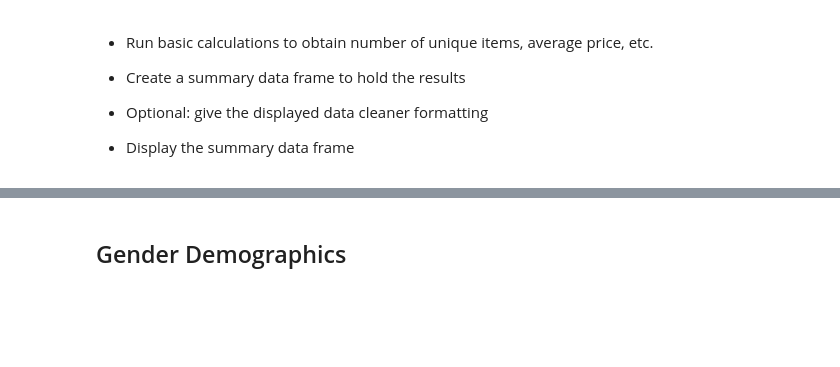
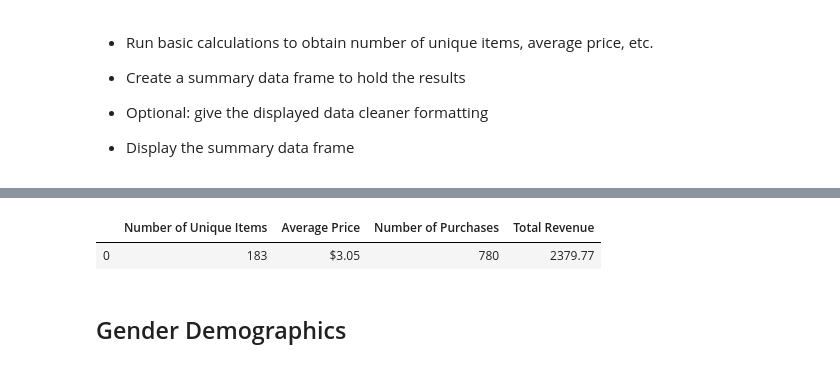
Before and after one commit to anishpatel55/example_inclass, a Jupyter notebook: Pandas Homework/Instructions/HeroesOfPymoli/HeroesOfPymoli_starter.ipynb, the cells around one changed output, grey strips where cells are left out. Cells and saved outputs as stored; diff of their text form; code cells hidden in the pictures; blank space fills up the shorter version.

```diff
--- a/Pandas Homework/Instructions/HeroesOfPymoli/HeroesOfPymoli_starter.ipynb
+++ b/Pandas Homework/Instructions/HeroesOfPymoli/HeroesOfPymoli_starter.ipynb
@@ -37,0 +41,4 @@ numuniqueitems
+# %%
+groupbyitem = purchase_data.groupby(["Item ID"])
+Uniquenum = groupbyitem["Item Name"].value_counts()
+len(Uniquenum)
@@ -47,3 +63,9 @@ totalrevenue
+# %%
+purchasing_analysis = pd.DataFrame({"Number of Unique Items": [len(Uniquenum)], "Average Price": f"${round(avgprice,2)}", "Number of Purchases": [totalpurchases], "Total Revenue": [totalrevenue] })
+purchasing_analysis
+# %% [output]
+|  | Number of Unique Items | Average Price | Number of Purchases | Total Revenue |
+| 0 | 183 | $3.05 | 780 | 2379.77 |
 # %% [markdown]
 ## Gender Demographics
 # %% [markdown]
```
Also changed, not shown: parts of 19 cells of this notebook.
